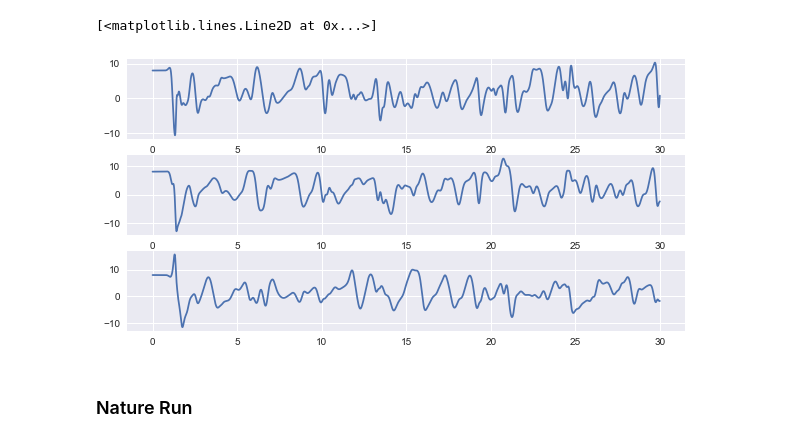
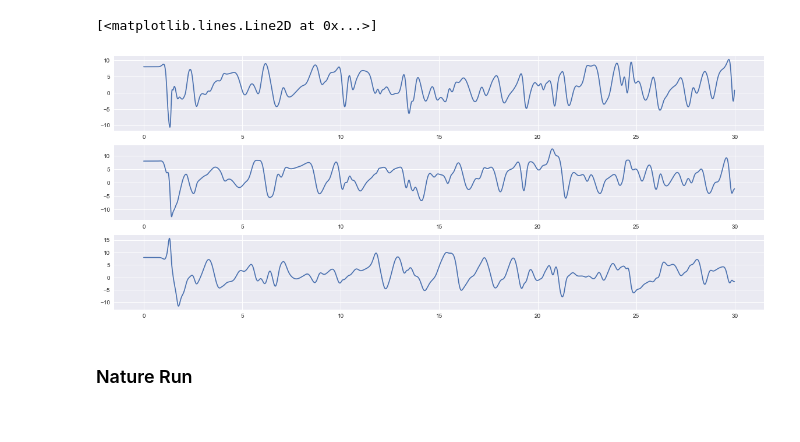
Before and after one commit to micky85lu/Data-Assimilation-Project, a Jupyter notebook: TEST_Lorenz96_and_KF.ipynb, the cells around one changed output. Cells and saved outputs as stored; diff of their text form; code cells hidden in the pictures.

```diff
--- a/TEST_Lorenz96_and_KF.ipynb
+++ b/TEST_Lorenz96_and_KF.ipynb
@@ -7,33 +7,33 @@ from assimilation_schemes import OI
 
 plt.style.use('seaborn')
 # %%
-def lorenz96_fdm(ts, x0, F):
+def lorenz96_fdm(ts, x0, F=8):
     dt = ts[1] - ts[0]
     x = np.zeros((x0.size, ts.size))
     x[:,0] = x0.ravel()
 
     for idx, time in enumerate(ts[1:]):
         xn = x[:,idx]
         xn_p1 = np.roll(xn, -1)  # x_{n+1}
         xn_m1 = np.roll(xn, 1)  # x_{n-1}
         xn_m2 = np.roll(xn, 2)  # x_{n-2}
         x[:,idx+1] = xn + dt * ((xn_p1-xn_m2) * xn_m1 - xn + F)
 
     return x
 
 F = 8
 ts = np.arange(0, 30, 0.01)
 x0 = np.ones(40) * F
 x0[19] += 0.01
 X = lorenz96_fdm(ts, x0, F)
 
-fig, axs = plt.subplots(nrows=3, figsize=(10, 5))
+fig, axs = plt.subplots(nrows=3, figsize=(20, 8))
 axs[0].plot(ts, X[0,:])
 axs[1].plot(ts, X[1,:])
 axs[2].plot(ts, X[2,:])
 # %% [output]
 [<matplotlib.lines.Line2D at 0x...>]
-[figure, old version]
+[figure, new version]
 # %% [markdown]
 ### Nature Run
 # %%
```
Also changed, not shown: parts of 7 cells of this notebook.
